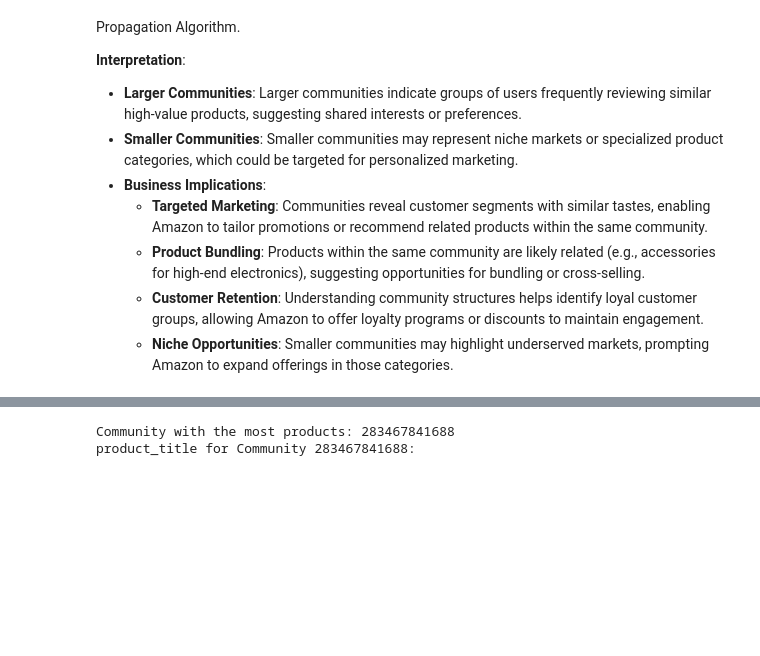
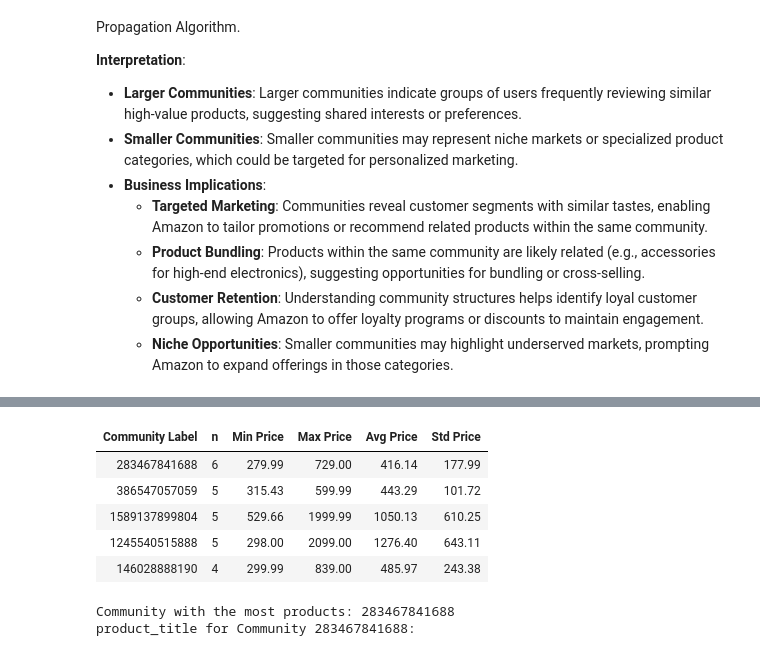
Before and after one commit to Silvestre17/BDA_AmazonReviews_DatabricksPySparkAnalysis_MasterProject, a Jupyter notebook: 6_GraphAnalysis_BDAProject_Group37_Databricks.ipynb, the cells around one changed output, grey strips where cells are left out. Cells and saved outputs as stored; diff of their text form; code cells hidden in the pictures; blank space fills up the shorter version.

```diff
--- a/6_GraphAnalysis_BDAProject_Group37_Databricks.ipynb
+++ b/6_GraphAnalysis_BDAProject_Group37_Databricks.ipynb
@@ -733,5 +732,5 @@ community_stats = community_stats.select(
 ).orderBy(F.col("n").desc())  # Order by count in descending order
 
 # Display the final table
-community_stats.display()
+community_stats.limit(5).display()
 # %% [output]
@@ -739,3 +737,9 @@ community_stats.display()
+| Community Label | n | Min Price | Max Price | Avg Price | Std Price |
+| 283467841688 | 6 | 279.99 | 729.00 | 416.14 | 177.99 |
+| 386547057059 | 5 | 315.43 | 599.99 | 443.29 | 101.72 |
+| 1589137899804 | 5 | 529.66 | 1999.99 | 1050.13 | 610.25 |
+| 1245540515888 | 5 | 298.00 | 2099.00 | 1276.40 | 643.11 |
+| 146028888190 | 4 | 299.99 | 839.00 | 485.97 | 243.38 |
 # %%
 # Print product_title for the Community with the Most Products
 # Get the community label with the most products
```
Also changed, not shown: parts of 8 cells of this notebook, 1 other file.
